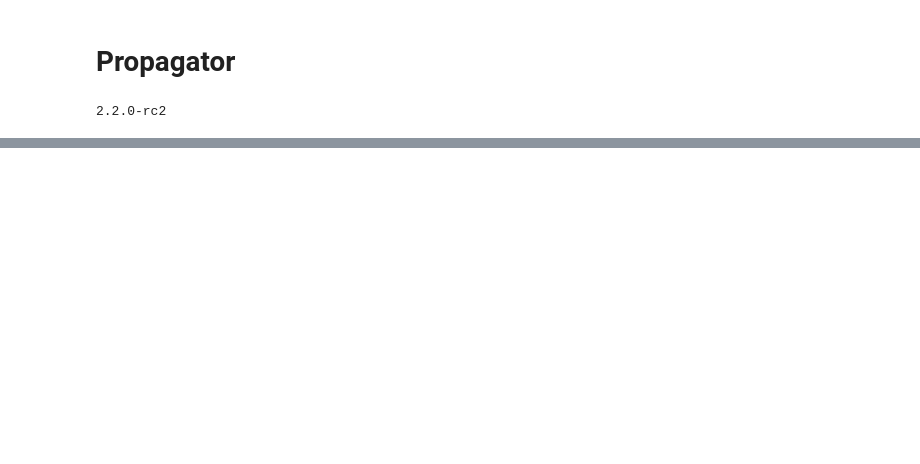
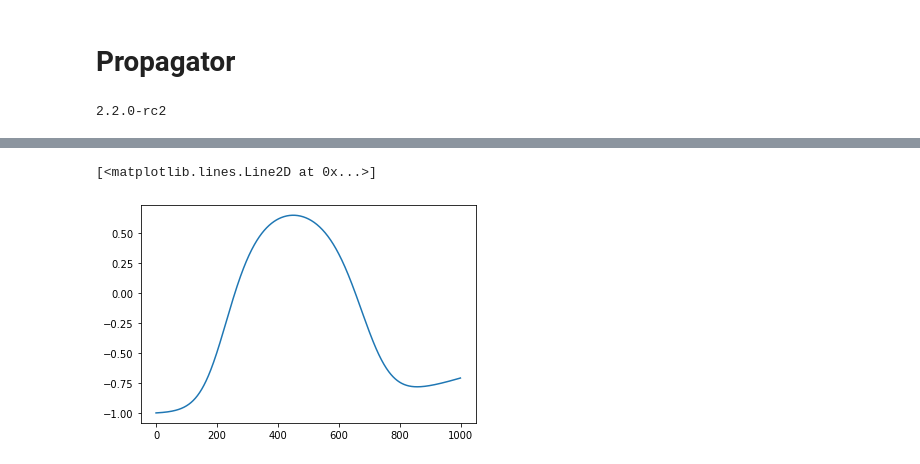
Before and after one commit to IQC-Numerical-Control-Engineering/Test, a Jupyter notebook: TF_GRAPE.ipynb, the cells around one changed output, grey strips where cells are left out. Saved outputs shown, nothing was run; the diff lists cells and outputs as text; code cells hidden in the pictures; blank space fills up the shorter version.

```diff
--- a/TF_GRAPE.ipynb
+++ b/TF_GRAPE.ipynb
@@ -181,0 +217,6 @@ array([[ 0.98620155,  2.03369273],
+# %%
+fig, ax = plt.subplots()
+ax.plot(final[:,1])
+# %% [output]
+[<matplotlib.lines.Line2D at 0x...>]
+[figure, added]
```
Also changed, not shown: parts of 3 cells of this notebook.
